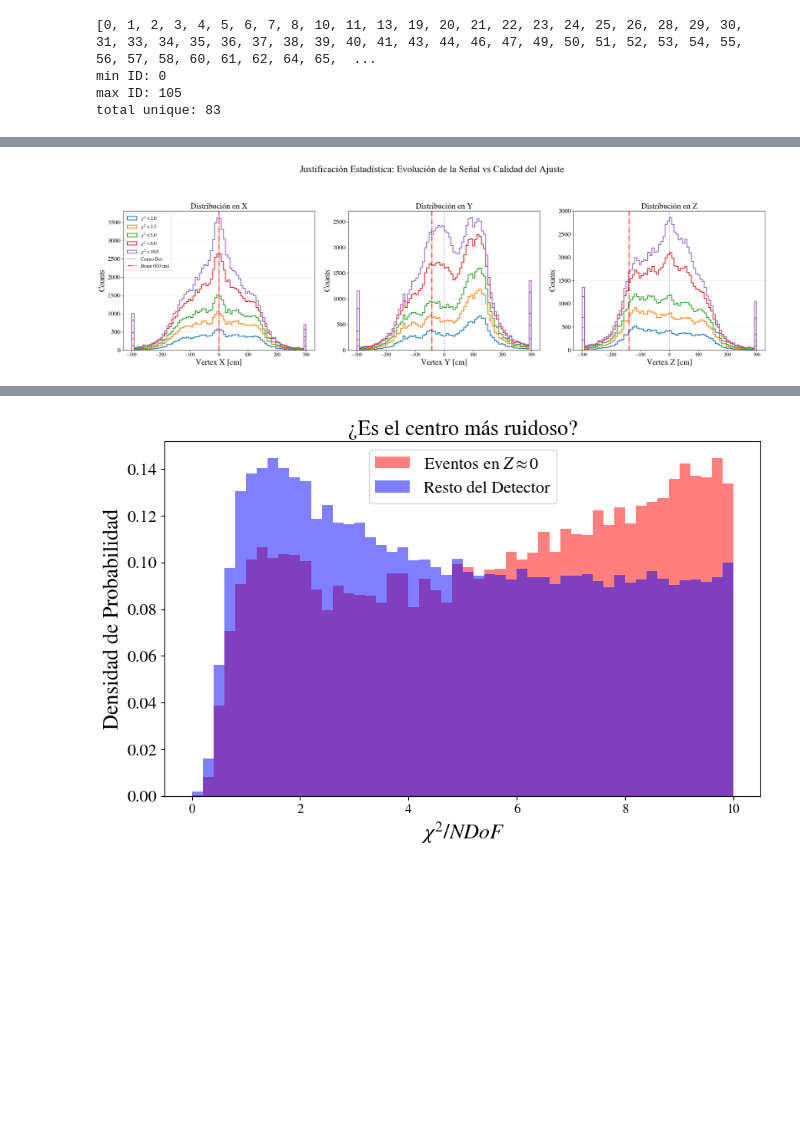
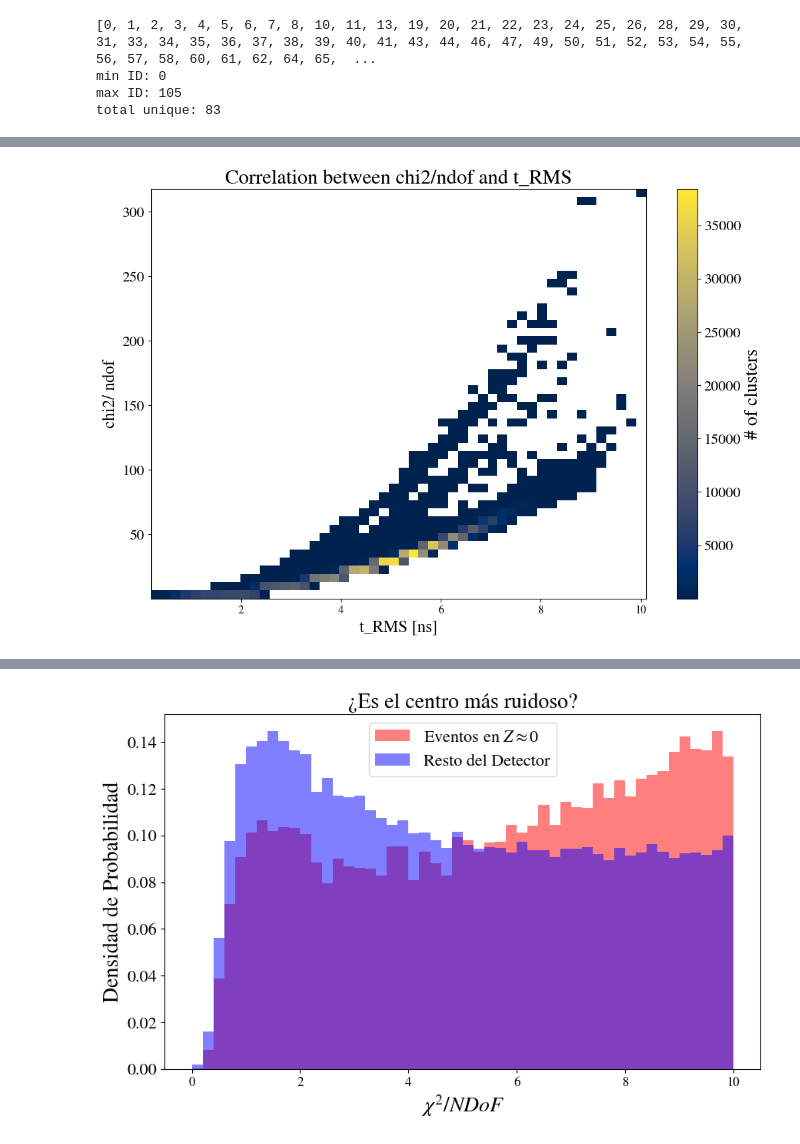
Before and after one commit to elenaramos44/9Li_analysis, a Jupyter notebook: notebooks/multilat_vertex.ipynb, the cells around one changed output, grey strips where cells are left out. Saved outputs shown, nothing was run; the diff lists cells and outputs as text; code cells hidden in the pictures; blank space fills up the shorter version.

```diff
--- a/notebooks/multilat_vertex.ipynb
+++ b/notebooks/multilat_vertex.ipynb
@@ -179,46 +158,25 @@ plt.show()
-# %%
-# 1. Configuración de coordenadas del Beam Pipe
-# x=0, y=-42.47, z=-138.79
-beam_coords = [0.0, -42.47, -138.79]
-coords_labels = ['vertex_x', 'vertex_y', 'vertex_z']
-titles = ['Distribución en X', 'Distribución en Y', 'Distribución en Z']
-axis_names = ['Vertex X [cm]', 'Vertex Y [cm]', 'Vertex Z [cm]']
-
-# 2. Definición de cortes de calidad
-cortes = [2.0, 3.5, 5.0, 8.0, 10.0]
-
-# 3. Creación de los subplots
-fig, axs = plt.subplots(1, 3, figsize=(24, 7))
-
-for i, ax in enumerate(axs):
-    # Iteramos sobre cada corte para ver la evolución
-    for c in cortes:
-        df_temp = df_all[df_all['chi2_ndof'] < c]
-
-        # Graficamos el histograma para la coordenada actual (i)
-        ax.hist(df_temp[coords_labels[i]], bins=80, range=(-300, 300),
-                histtype='step', linewidth=2, label=f'$\chi^2 < {c}$')
-
-    # --- REFERENCIAS FÍSICAS ---
-    # Marcamos el centro del detector (referencia de sesgo/bias)
-    ax.axvline(0, color='black', linestyle='--', alpha=0.3, label='Centro Det.')
-
-    # Marcamos la posición real del BEAM en esa coordenada específica
-    ax.axvline(beam_coords[i], color='red', linestyle='-.', linewidth=2,
-               label=f'Beam ({beam_coords[i]} cm)')
-
-    # Formateo de cada subplot
-    ax.set_title(titles[i], fontsize=20)
-    ax.set_xlabel(axis_names[i])
-    ax.set_ylabel("Counts")
-    ax.grid(axis='y', alpha=0.2)
-
-    # Solo ponemos la leyenda en el primer plot para no saturar
-    if i == 0:
-        ax.legend(fontsize=12, loc='upper left')
-
-plt.suptitle("Justificación Estadística: Evolución de la Señal vs Calidad del Ajuste", fontsize=24, y=1.05)
-plt.tight_layout()
-plt.show()
-# %% [output]
-[figure, removed]
+# %%
+valid_data = df_all[df_all['fit_success'] == True].dropna(subset=['chi2_ndof', 'time_rms'])
+
+plt.figure(figsize=(12, 8))
+
+h = plt.hist2d(valid_data['time_rms'],
+               valid_data['chi2_ndof'],
+               bins=50,
+               cmap='cividis',
+               cmin=1)
+
+
+#plt.axvline(3.0, color='red', linestyle='--', label='t_RMS cut')
+#plt.axhline(50, color='orange', linestyle=':', label='Chi2 cut')
+
+
+cb = plt.colorbar(h[3], label='# of clusters')
+
+plt.title(r'Correlation between chi2/ndof and t_RMS', fontsize=22)
+plt.xlabel('t_RMS [ns]', fontsize=18)
+plt.ylabel(r'chi2/ ndof', fontsize=18)
+#plt.legend()
+plt.show()
+# %% [output]
+[figure, added]
```
Also changed, not shown: parts of 15 cells of this notebook.
